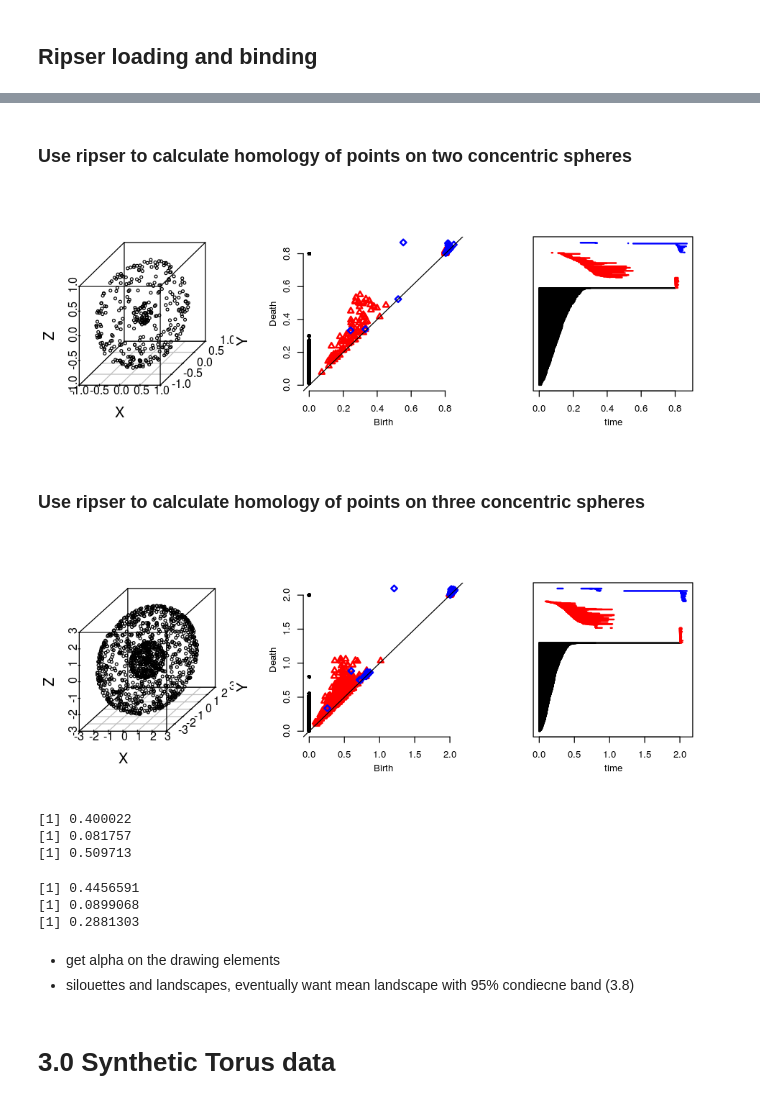
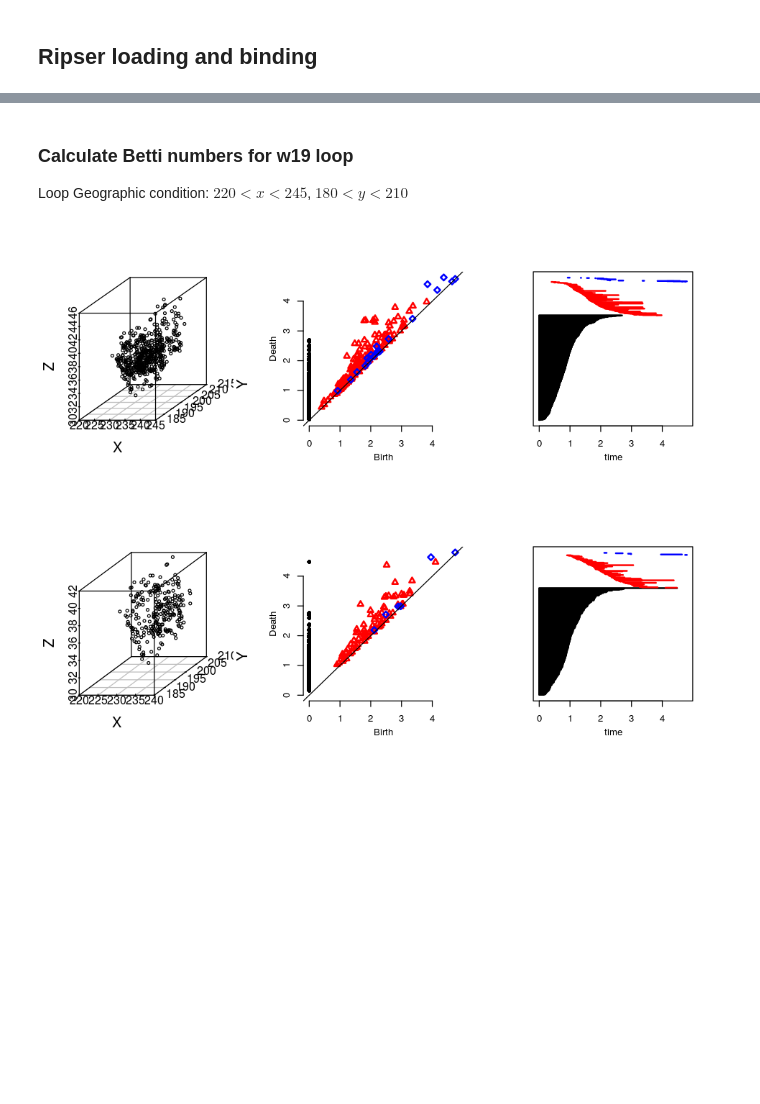
Before and after one commit to zneronha/Fall2018, a Jupyter notebook: RealTDAExperimentation.ipynb, the cells around one changed output, grey strips where cells are left out. Cells and saved outputs as stored; diff of their text form; code cells hidden in the pictures; blank space fills up the shorter version.

Commit message:
Attempted to add new loops, strategies to reduce noise

```diff
--- a/RealTDAExperimentation.ipynb
+++ b/RealTDAExperimentation.ipynb
@@ -142,2 +95,3 @@ TDA::plot.diagram(homology2_zSph, barcode = TRUE)
-# %% [markdown]
-### Use ripser to calculate homology of points on two concentric spheres
+# %% [markdown]
+### Calculate Betti numbers for w19 loop
+Loop Geographic condition: $220<x<245$, $180<y<210$
@@ -144,53 +102,26 @@ TDA::plot.diagram(homology2_zSph, barcode = TRUE)
 # %%
-syntheticSph2 = read.csv(file="Practice3DTDA_Sph2.csv",head=FALSE)
-zSph2 = data.matrix(syntheticSph2)
-
-homology0_zSph2 <- ripserDiag(zSph2, 0, 10.0)
-homology1_zSph2 <- ripserDiag(zSph2, 1, 10.0)
-homology2_zSph2 <- ripserDiag(zSph2, 2, 10.0)
+homology2_Orbit2 <- ripserDiag(Orbit2, 2, 10)
 
 par(mfrow = c(1, 3), mai = c(0.8, 0.8, 0.3, 0.1))
 options(repr.plot.width=8,repr.plot.height=3)
 
-scatterplot3d(x=zSph2, y=NULL, z=NULL, xlab="X", ylab="Y", zlab="Z")
-TDA::plot.diagram(homology2_zSph2, barcode = FALSE)
-TDA::plot.diagram(homology2_zSph2, barcode = TRUE)
+scatterplot3d(Orbit2, y=NULL, z=NULL, xlab="X", ylab="Y", zlab="Z")
+TDA::plot.diagram(homology2_Orbit2, barcode = FALSE)
+TDA::plot.diagram(homology2_Orbit2, barcode = TRUE)
 # %% [output]
-[figure, old version]
+[figure, new version]
-# %% [markdown]
-### Use ripser to calculate homology of points on three concentric spheres
+# %%
+#Load the data from the spreadsheet
+dat3 = read.csv('SelectedFeatures/Loop2S_w19.csv',header=FALSE)
+Orbit3 = data.matrix(dat3)
 # %%
-syntheticSPH3 = read.csv(file="Practice3DTDA_Sph3.csv",head=FALSE)
-zSph3 = data.matrix(syntheticSPH3)
-
-homology2_zSph3 <- ripserDiag(zSph3, 2, 5)
+homology2_Orbit3 <- ripserDiag(Orbit3, 2, 10)
 
 par(mfrow = c(1, 3), mai = c(0.8, 0.8, 0.3, 0.1))
 options(repr.plot.width=8,repr.plot.height=3)
 
-scatterplot3d(x=zSph3, y=NULL, z=NULL, xlab="X", ylab="Y", zlab="Z")
-TDA::plot.diagram(homology2_zSph3, barcode = FALSE)
-TDA::plot.diagram(homology2_zSph3, barcode = TRUE)
+scatterplot3d(Orbit3, y=NULL, z=NULL, xlab="X", ylab="Y", zlab="Z")
+TDA::plot.diagram(homology2_Orbit3, barcode = FALSE)
+TDA::plot.diagram(homology2_Orbit3, barcode = TRUE)
 # %% [output]
-[figure, old version]
+[figure, new version]
-# %%
- print(bottleneck(homology0_zSph, homology0_zSph2, dimension = 0))
- print(bottleneck(homology1_zSph, homology1_zSph2, dimension = 1))
- print(bottleneck(homology2_zSph, homology2_zSph2, dimension = 2))
-# %% [output]
-[1] 0.400022
-[1] 0.081757
-[1] 0.509713
-# %%
- print(wasserstein(homology0_zSph, homology0_zSph2, dimension = 0,p=2))
- print(wasserstein(homology1_zSph, homology1_zSph2, dimension = 1,p=2))
- print(wasserstein(homology2_zSph, homology2_zSph2, dimension = 2,p=2))
-# %% [output]
-[1] 0.4456591
-[1] 0.0899068
-[1] 0.2881303
-# %% [markdown]
-- get alpha on the drawing elements
-- silouettes and landscapes, eventually want mean landscape with 95% condiecne band (3.8)
-# %% [markdown]
-# 3.0 Synthetic Torus data
```
Also changed, not shown: parts of 26 cells of this notebook, 2 other files.
